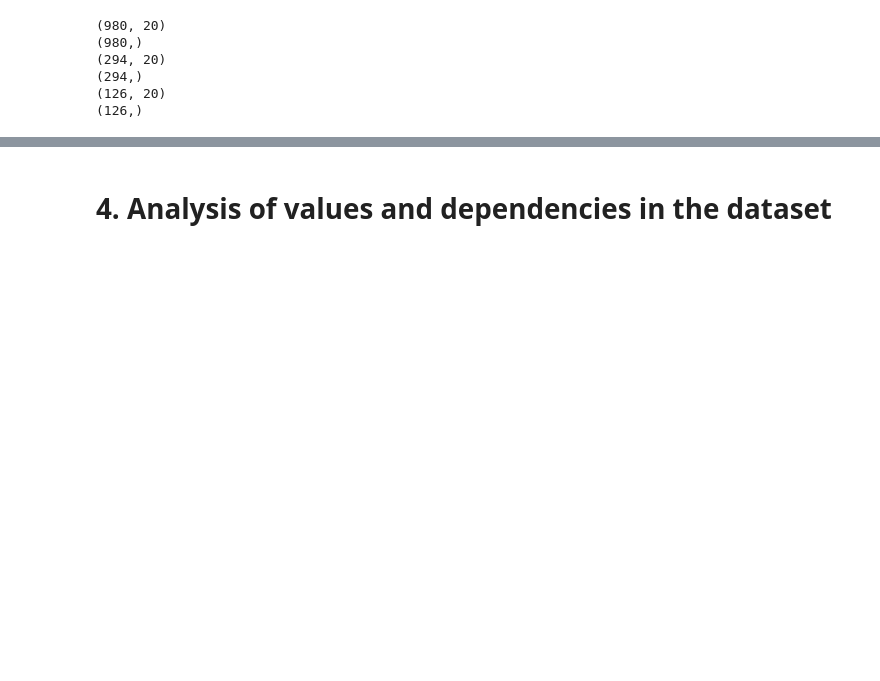
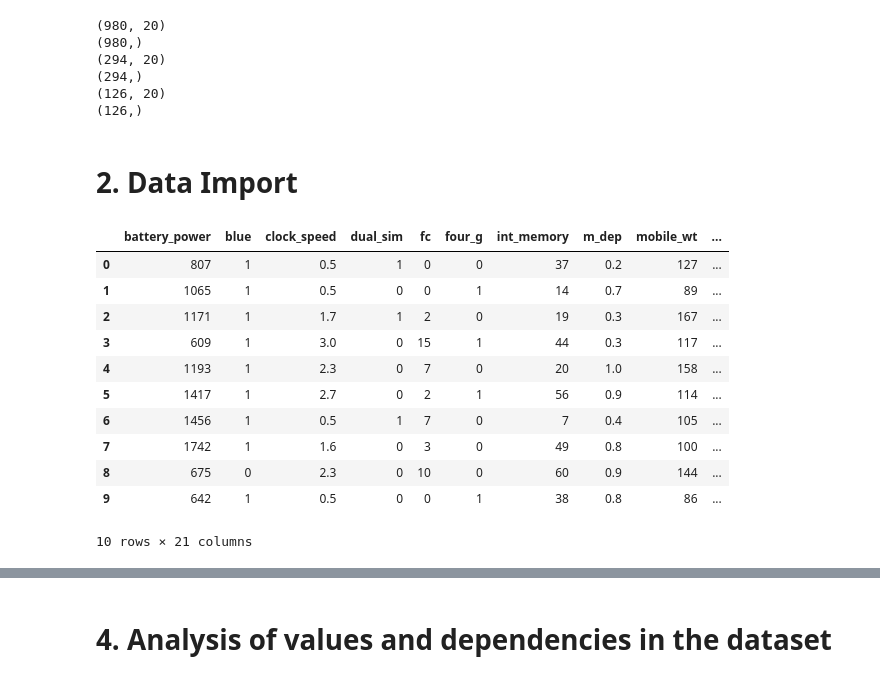
Before and after one commit to xxkaro/Phone-Prices-Classification, a Jupyter notebook: EDA/EDA_final.ipynb, the cells around one changed output, grey strips where cells are left out. Saved outputs shown, nothing was run; the diff lists cells and outputs as text; code cells hidden in the pictures; blank space fills up the shorter version.

```diff
--- a/EDA/EDA_final.ipynb
+++ b/EDA/EDA_final.ipynb
@@ -175,3 +78,21 @@ print(y_test.shape)
 (294,)
 (126, 20)
 (126,)
+# %% [markdown]
+# 2. Data Import
+# %%
+mobile_df = pd.read_csv('../Data/Data_modelling/mobile_modelling.csv')
+mobile_df.head(10)
+# %% [output]
+|  | battery_power | blue | clock_speed | dual_sim | fc | four_g | int_memory | m_dep | mobile_wt | ... |
+| 0 | 807 | 1 | 0.5 | 1 | 0 | 0 | 37 | 0.2 | 127 | ... |
+| 1 | 1065 | 1 | 0.5 | 0 | 0 | 1 | 14 | 0.7 | 89 | ... |
+| 2 | 1171 | 1 | 1.7 | 1 | 2 | 0 | 19 | 0.3 | 167 | ... |
+| 3 | 609 | 1 | 3.0 | 0 | 15 | 1 | 44 | 0.3 | 117 | ... |
+| 4 | 1193 | 1 | 2.3 | 0 | 7 | 0 | 20 | 1.0 | 158 | ... |
+| 5 | 1417 | 1 | 2.7 | 0 | 2 | 1 | 56 | 0.9 | 114 | ... |
+| 6 | 1456 | 1 | 0.5 | 1 | 7 | 0 | 7 | 0.4 | 105 | ... |
+| 7 | 1742 | 1 | 1.6 | 0 | 3 | 0 | 49 | 0.8 | 100 | ... |
+| 8 | 675 | 0 | 2.3 | 0 | 10 | 0 | 60 | 0.9 | 144 | ... |
+| 9 | 642 | 1 | 0.5 | 0 | 0 | 1 | 38 | 0.8 | 86 | ... |
+10 rows × 21 columns
```
Also changed, not shown: parts of 31 cells of this notebook.
